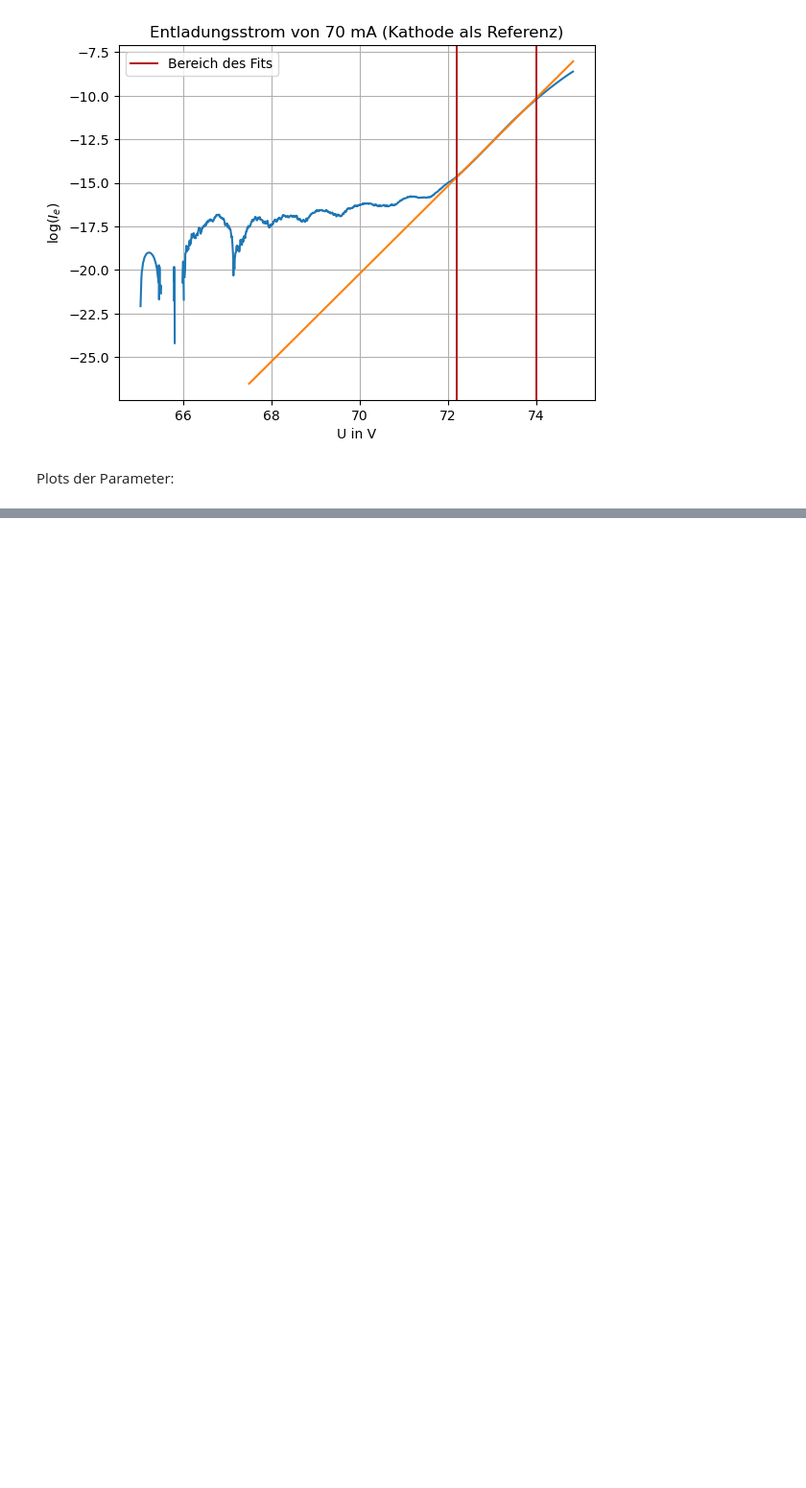
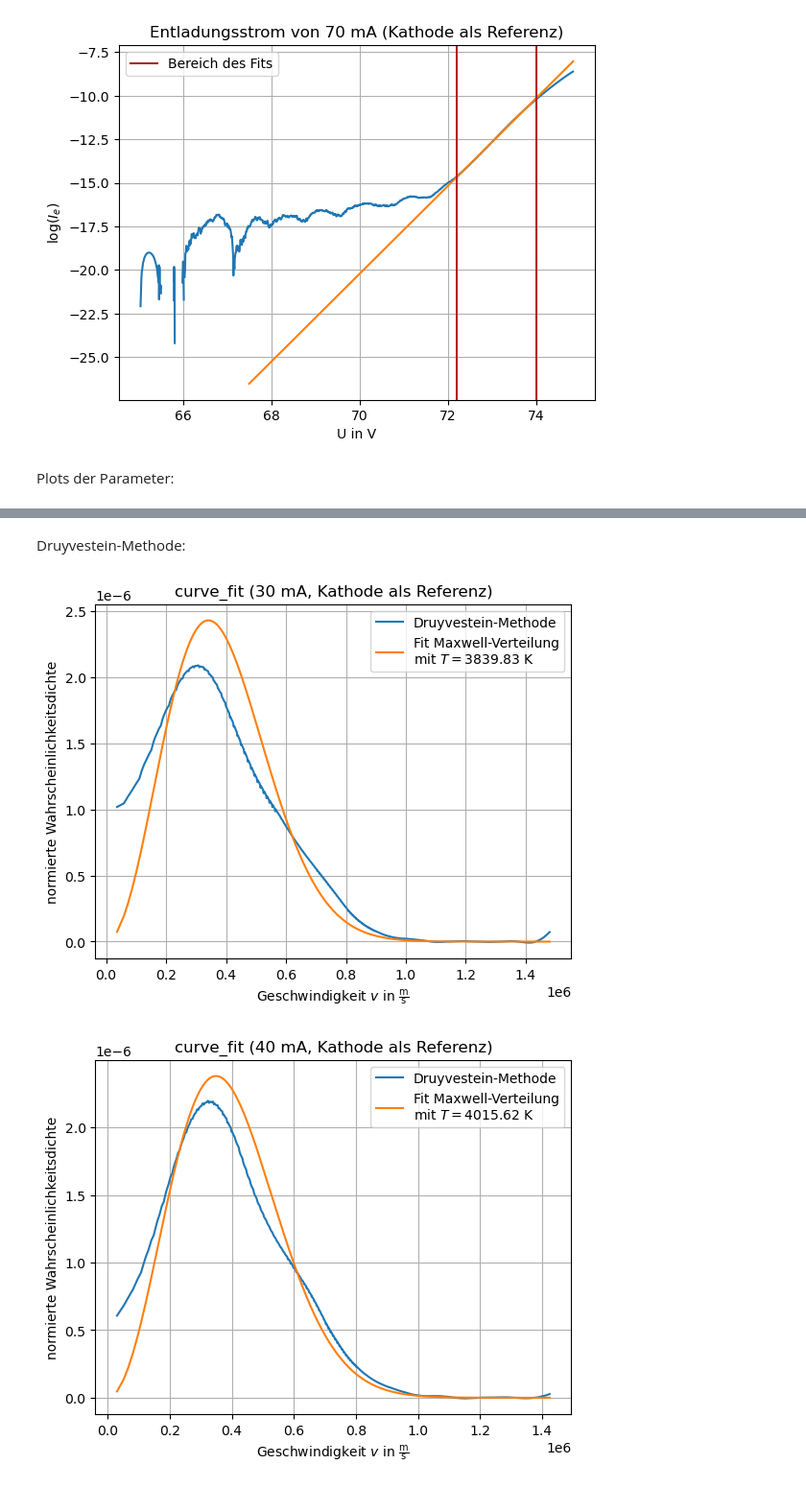
Before and after one commit to hannes-ebe/F-Prak, a Jupyter notebook: langmuir/Automatisierte_Messung.ipynb, the cells around one changed output, grey strips where cells are left out. Shown at 96% size. Saved outputs shown, nothing was run; the diff lists cells and outputs as text; code cells hidden in the pictures; blank space fills up the shorter version.

```diff
--- a/langmuir/Automatisierte_Messung.ipynb
+++ b/langmuir/Automatisierte_Messung.ipynb
@@ -668,0 +739,69 @@ plt.legend()
+# %% [markdown]
+Druyvestein-Methode:
+# %%
+currents = [I_30,I_40,I_50,I_60,I_70]
+labels = [30,40,50,60,70]
+hand_fit = [4900,4000,4800,4800,4800]
+T_list = []
+T_error_list = []
+
+for i, current in enumerate(currents):
+    I_1 = current[4]
+    U_1 = current[3]
+    I_2 = current[7]
+    U_2 = current[6]
+    phi_p = plasma_pot[i]
+    # print(phi_p)
+
+    # Berechnung der Geschwindigkeitsverteilung
+    f = druyvestein(9.2e-6,I_2)
+    U_p = phi_p - U_2
+    v = U_p_to_v(U_p)
+
+    # Normierung Druyvestein (nan-Werte müssen entfernt werden; Druyvestein muss umgedreht werden, da v falsch herum ist)
+    # Fitte Temperatur über scipy.optimize.curve_fit mit p0 als inital guess
+    mask = np.isfinite(v) & np.isfinite(f)
+    f_norm = -1.0*f[mask]/np.trapz(f[mask],v[mask])
+    v = v[mask]
+
+    popt, pconv = curve_fit(maxwell,v,f_norm,p0=4800)
+    T = popt[0]
+    T_std = np.sqrt(np.diag(pconv)[0])    # Standardabweichung der Temperatur
+    T_list.append(T)
+    T_error_list.append(T_std)
+
+    maxwell1 = maxwell(v,T)
+    maxwell2 = maxwell(v,hand_fit[i])
+
+    ax = plt.subplots()
+    plt.plot(v,f_norm,label='Druyvestein-Methode')
+    plt.plot(v,maxwell1,label='Fit Maxwell-Verteilung\nmit $T='+str(round(T,2))+'$ K')
+    plt.grid()
+    plt.title('curve_fit ('+str(labels[i])+' mA, Kathode als Referenz)')
+    plt.xlabel(r'Geschwindigkeit $v$ in $\frac{\mathrm{m}}{\mathrm{s}}$')
+    plt.ylabel('normierte Wahrscheinlichkeitsdichte')
+    plt.legend()
+    plt.savefig('figures/druyvestein_fit_+'+str(labels[i])+'_kathode.pdf')
+
+    # ax = plt.subplots()
+    # plt.plot(v,f_norm,label='Druyvestein-Methode')
+    # plt.plot(v,maxwell2,label='Fit Maxwell-Verteilung\nmit $T='+str(hand_fit[i])+'$ K')
+    # plt.grid()
+    # plt.title('händischer Fit ('+str(labels[i])+' mA, Anode als Referenz)')
+    # plt.xlabel(r'Geschwindigkeit $v$ in $\frac{\mathrm{m}}{\mathrm{s}}$')
+    # plt.ylabel('normierte Wahrscheinlichkeitsdichte')
+    # plt.legend()
+    # plt.savefig('figures/druyvestein_hand_+'+str(labels[i])+'_anode.pdf')
+
+ax = plt.subplots()
+plt.errorbar(labels,T_el,yerr=T_el_err,marker='x',label='logarithmierte Kennlinie')
+plt.errorbar(labels,T_list,yerr=T_error_list,marker='x',label='Druyvestein-Methode')
+plt.xlabel('Entladungsstrom in mA')
+plt.ylabel('Elektronentemperatur in K')
+plt.title('Kathode als Referenz')
+plt.grid()
+plt.legend()
+plt.savefig('figures/comparison_T_kathode.pdf')
+# %% [output]
+[figure, added]
+[figure, added]
```
Also changed, not shown: parts of 13 cells of this notebook, 1 other file.
